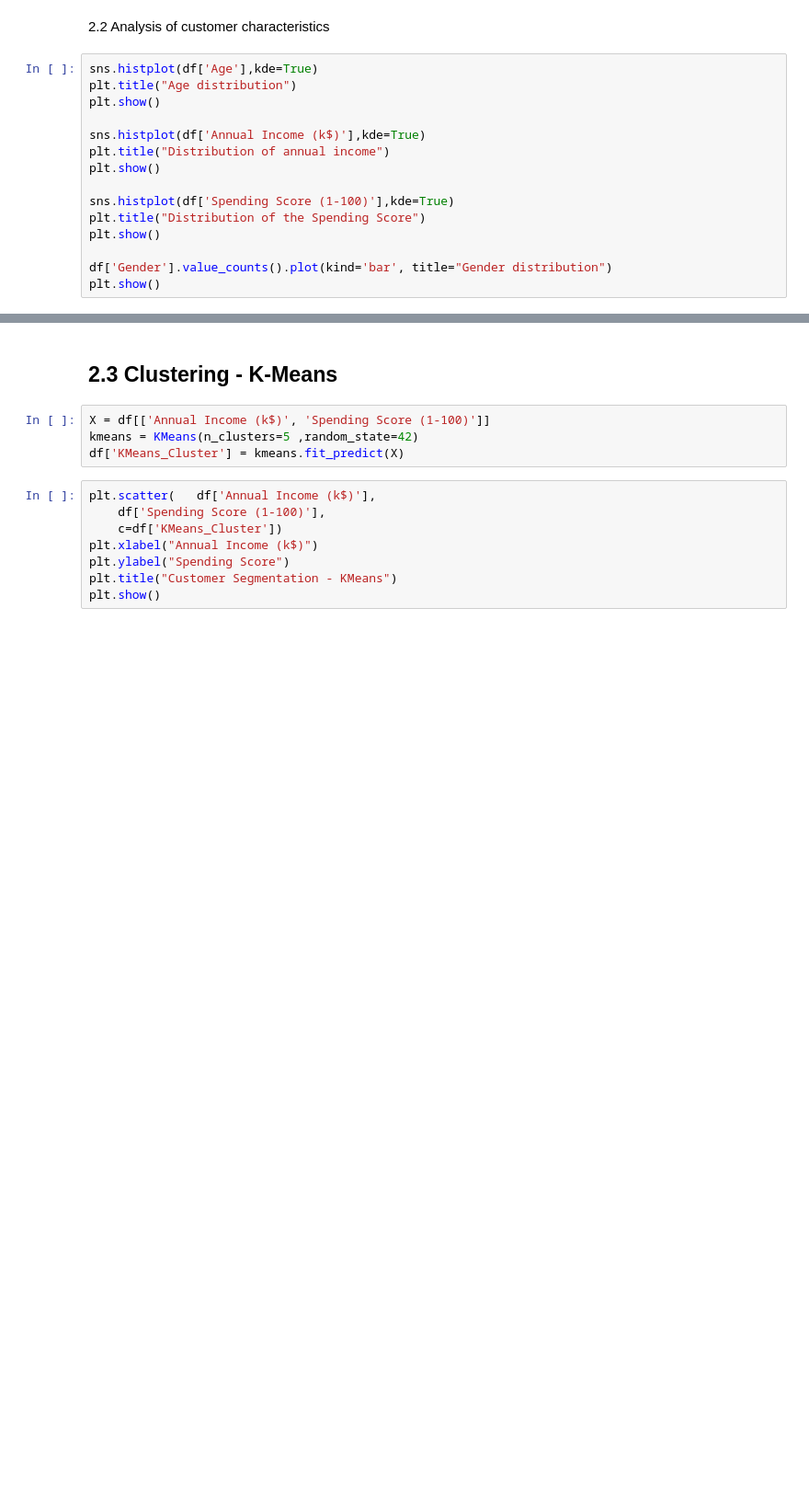
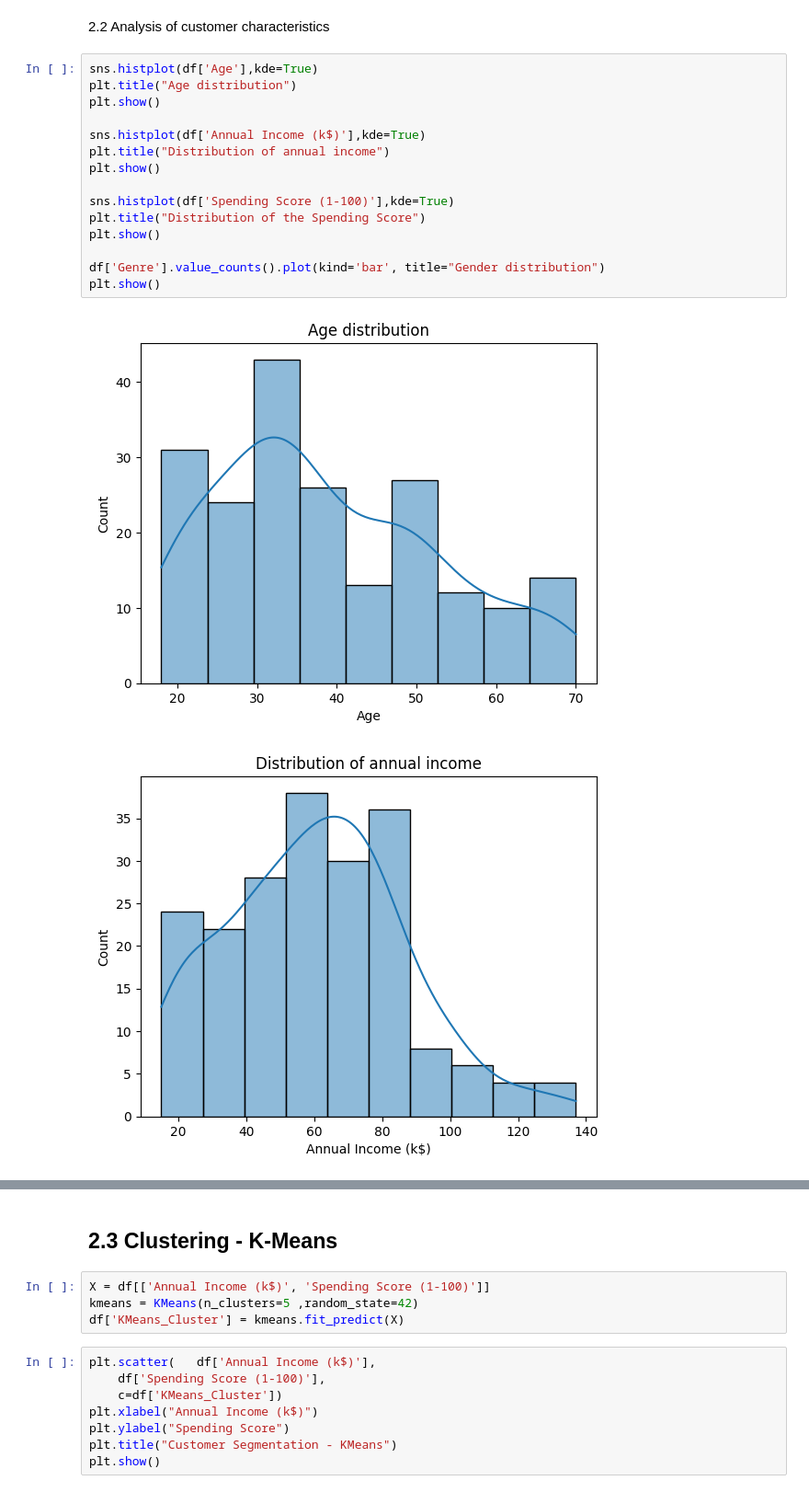
Before and after one commit to zohir22s/Souyeh-Zouhir-ML-AutoML-Homework, a Jupyter notebook: Souyeh_Zouhir_ML_AutoML_Homework.ipynb, the cells around one changed output, grey strips where cells are left out. Shown: that part at 92% size. Cells and saved outputs as stored; diff of their text form; blank space fills up the shorter version.

```diff
--- a/Souyeh_Zouhir_ML_AutoML_Homework.ipynb
+++ b/Souyeh_Zouhir_ML_AutoML_Homework.ipynb
@@ -42,15 +65,18 @@ df.describe()
 # %%
 sns.histplot(df['Age'],kde=True)
 plt.title("Age distribution")
 plt.show()
 
 sns.histplot(df['Annual Income (k$)'],kde=True)
 plt.title("Distribution of annual income")
 plt.show()
 
 sns.histplot(df['Spending Score (1-100)'],kde=True)
 plt.title("Distribution of the Spending Score")
 plt.show()
 
-df['Gender'].value_counts().plot(kind='bar', title="Gender distribution")
+df['Genre'].value_counts().plot(kind='bar', title="Gender distribution")
 plt.show()
+# %% [output]
+[figure, added]
+[figure, added]
```
Also changed, not shown: parts of 5 cells of this notebook.
